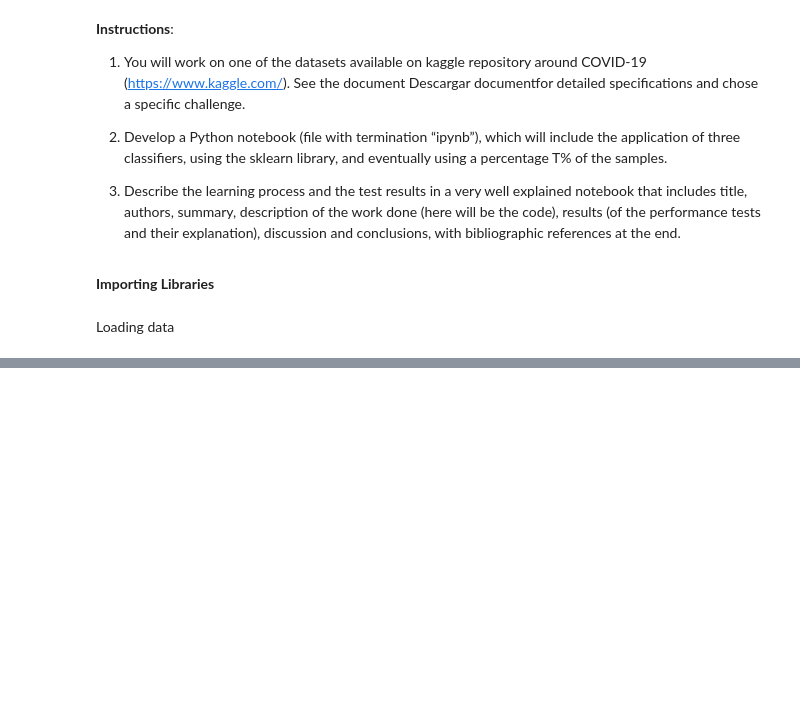
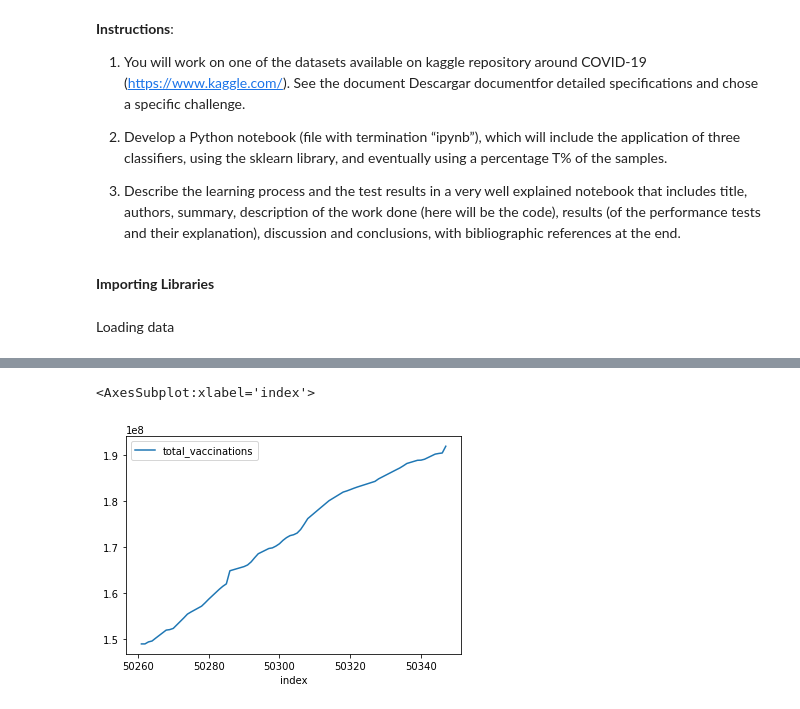
Before and after one commit to elriczero/ML-HW4-Covid-Analysis, a Jupyter notebook: Machine Learning Assignment 4 - Covid Vaccination Progress.ipynb, the cells around one changed output, grey strips where cells are left out. Cells and saved outputs as stored; diff of their text form; code cells hidden in the pictures; blank space fills up the shorter version.

```diff
--- a/Machine Learning Assignment 4 - Covid Vaccination Progress.ipynb
+++ b/Machine Learning Assignment 4 - Covid Vaccination Progress.ipynb
@@ -56,0 +191,7 @@ data = pd.read_csv('../input/covid-world-vaccination-progress/country_vaccinatio
+# %%
+year22 = mex_cv[(mex_cv['date'] >= '2022-01-01')&(mex_cv['date'] <= '2022-12-31')]
+# %%
+year22.plot(x = 'index', y = 'total_vaccinations')
+# %% [output]
+<AxesSubplot:xlabel='index'>
+[figure, added]
```
Also changed, not shown: parts of 28 cells of this notebook.
